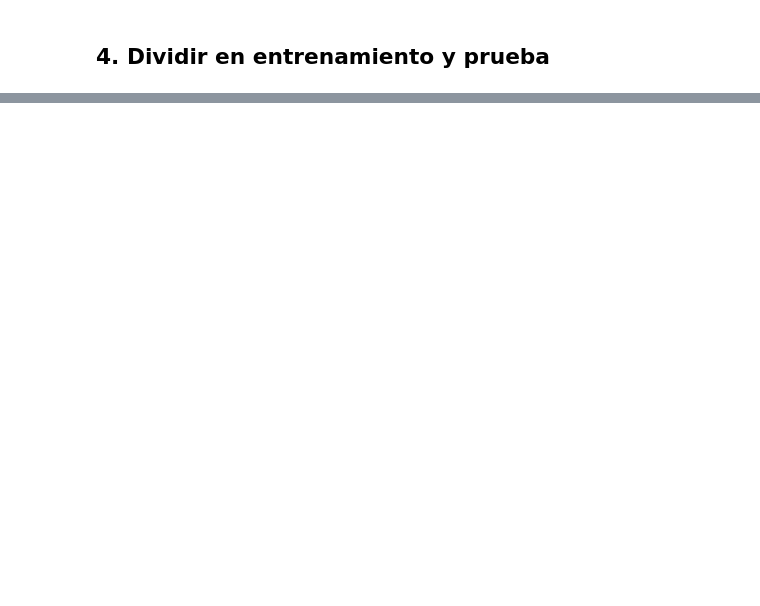
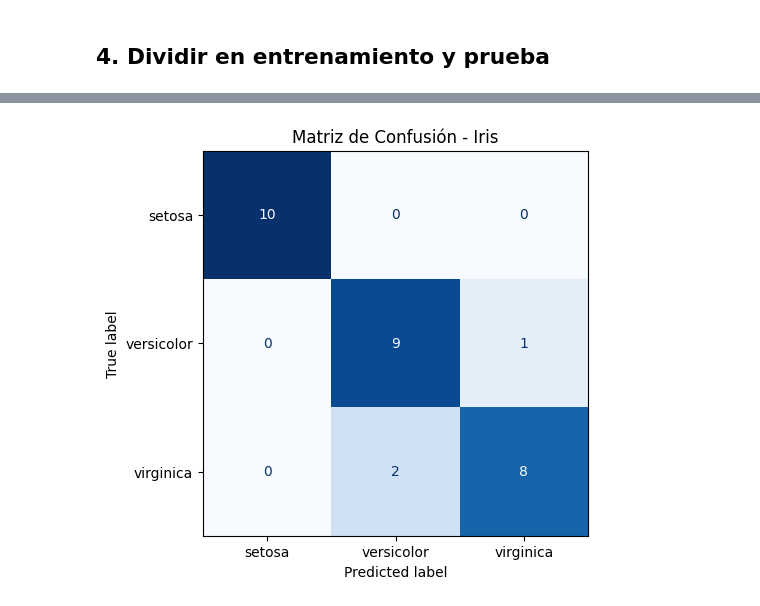
Before and after one commit to CodeandoDevTiktok/Proyecto_Machine_Learning, a Jupyter notebook: hola_mundo_ml.ipynb, the cells around one changed output, grey strips where cells are left out. Saved outputs shown, nothing was run; the diff lists cells and outputs as text; code cells hidden in the pictures; blank space fills up the shorter version.

```diff
--- a/hola_mundo_ml.ipynb
+++ b/hola_mundo_ml.ipynb
@@ -74,5 +107,0 @@ print(f"Prueba: {X_test.shape[0]} muestras")
-# %%
-model = RandomForestClassifier(n_estimators=100, random_state=42)
-model.fit(X_train, y_train)
-
-print("Modelo entrenado ✅")
@@ -119,0 +112,11 @@ importances
+# %%
+MLFLOW_TRACKING_URI = os.getenv("MLFLOW_TRACKING_URI")
+assert MLFLOW_TRACKING_URI, "Falta MLFLOW_TRACKING_URI en el .env del proyecto"
+
+EXPERIMENT_NAME = "clasificacion-iris"
+
+mlflow.set_tracking_uri(MLFLOW_TRACKING_URI)
+mlflow.set_experiment(EXPERIMENT_NAME)
+
+print(f"Tracking URI: {mlflow.get_tracking_uri()}")
+print(f"Experimento: {EXPERIMENT_NAME}")
@@ -119,0 +131,71 @@ importances
+# %%
+with mlflow.start_run(run_name="random-forest-baseline") as run:
+
+    # --- Parámetros ---
+    mlflow.log_params({
+        "model_type": "RandomForestClassifier",
+        "n_estimators": N_ESTIMATORS,
+        "test_size": TEST_SIZE,
+        "random_state": RANDOM_STATE,
+    })
+
+    # --- Entrenamiento ---
+    model = RandomForestClassifier(n_estimators=N_ESTIMATORS, random_state=RANDOM_STATE)
+    model.fit(X_train, y_train)
+
+    # --- Predicción y métricas ---
+    y_pred = model.predict(X_test)
+
+    accuracy = accuracy_score(y_test, y_pred)
+    precision = precision_score(y_test, y_pred, average="macro")
+    recall = recall_score(y_test, y_pred, average="macro")
+    f1 = f1_score(y_test, y_pred, average="macro")
+
+    mlflow.log_metrics({
+        "accuracy": accuracy,
+        "precision_macro": precision,
+        "recall_macro": recall,
+        "f1_macro": f1,
+    })
+
+    # --- Matriz de confusión (figura -> artefacto) ---
+    cm = confusion_matrix(y_test, y_pred)
+    disp = ConfusionMatrixDisplay(confusion_matrix=cm, display_labels=target_names)
+    fig_cm, ax_cm = plt.subplots(figsize=(6, 5))
+    disp.plot(ax=ax_cm, cmap="Blues", colorbar=False)
+    plt.title("Matriz de Confusión - Iris")
+    mlflow.log_figure(fig_cm, "confusion_matrix.png")
+    plt.show()
+
+    # --- Importancia de características (figura -> artefacto) ---
+    importances = pd.Series(model.feature_importances_, index=X.columns).sort_values(ascending=False)
+    fig_imp, ax_imp = plt.subplots(figsize=(6, 4))
+    sns.barplot(x=importances.values, y=importances.index, palette="viridis", ax=ax_imp)
+    ax_imp.set_title("Importancia de características")
+    ax_imp.set_xlabel("Importancia")
+    plt.tight_layout()
+    mlflow.log_figure(fig_imp, "feature_importance.png")
+    plt.show()
+
+    # --- Reporte de clasificación completo (texto -> artefacto) ---
+    report_text = classification_report(y_test, y_pred, target_names=target_names)
+    mlflow.log_text(report_text, "classification_report.txt")
+
+    # --- Modelo entrenado -> artefacto versionado ---
+    mlflow.sklearn.log_model(
+        sk_model=model,
+        artifact_path="model",
+        input_example=X_train.iloc[:5],
+    )
+
+    run_id = run.info.run_id
+
+    print(f"Run ID: {run_id}")
+    print(f"Accuracy:  {accuracy:.4f}")
+    print(f"Precision: {precision:.4f}")
+    print(f"Recall:    {recall:.4f}")
+    print(f"F1-score:  {f1:.4f}")
+    print("\nReporte de clasificación completo:\n")
+    print(report_text)
+# %% [output]
+[figure, added]
```
Also changed, not shown: parts of 21 cells of this notebook, 2 other files.
